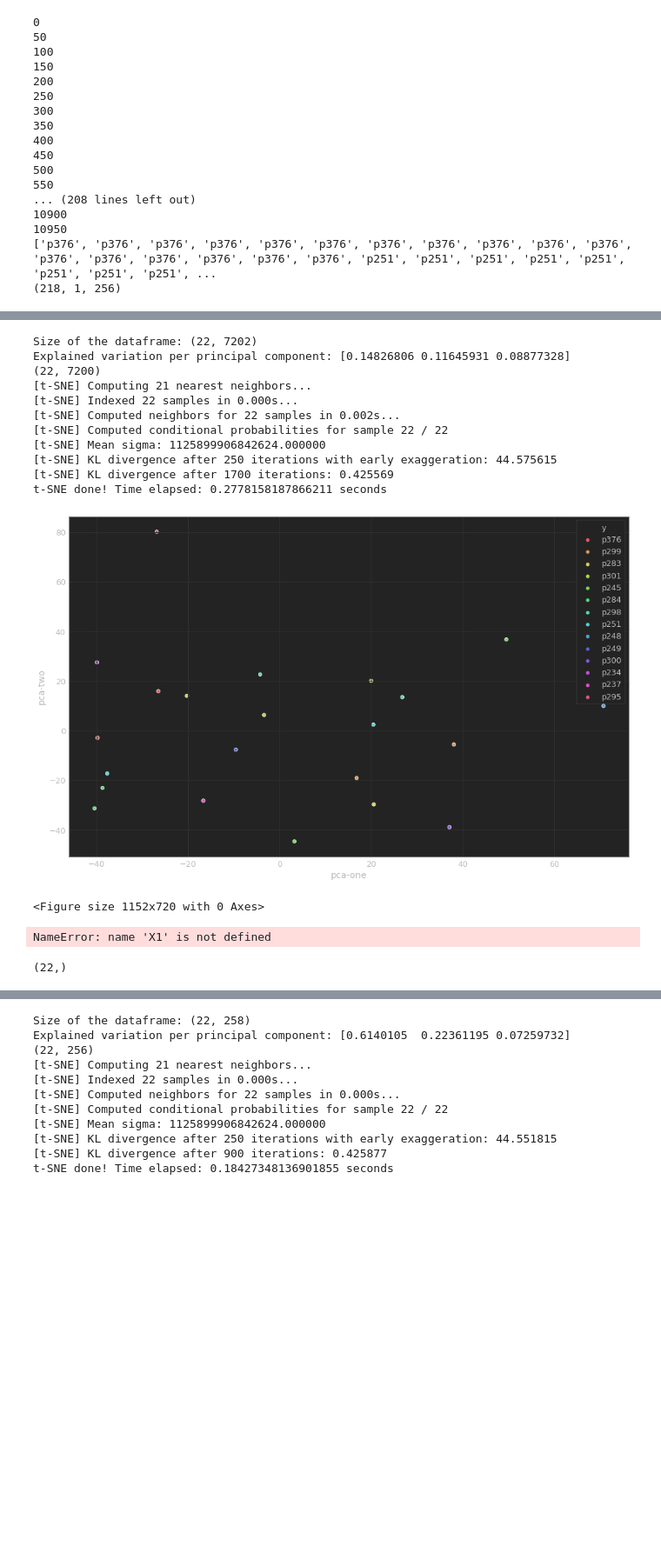
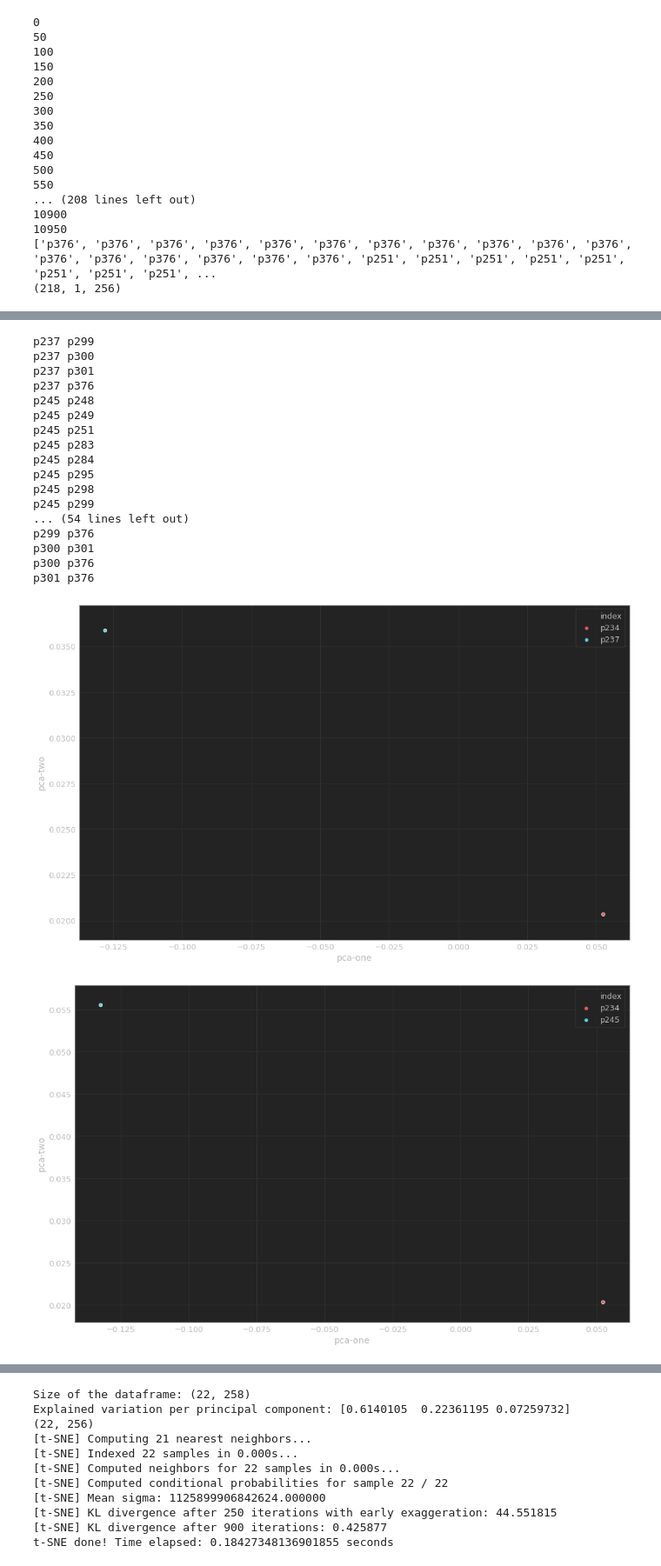
Before and after one commit to ChetanMadan/Accent-Sensitive-Voice-Cloning, a Jupyter notebook: TSNE Visualization.ipynb, the cells around one changed output, grey strips where cells are left out. Shown at 87% size. Cells and saved outputs as stored; diff of their text form; code cells hidden in the pictures; blank space fills up the shorter version.

```diff
--- a/TSNE Visualization.ipynb
+++ b/TSNE Visualization.ipynb
@@ -431,25 +586,22 @@ t-SNE done! Time elapsed: 1.079143762588501 seconds
 <Figure size 1152x720 with 0 Axes>
-# %%
-tsne_visualize(np.asarray(specs).reshape(np.asarray(specs).shape[0], -1), y)
-# %% [output]
-Size of the dataframe: (22, 7202)
-Explained variation per principal component: [0.14826806 0.11645931 0.08877328]
-(22, 7200)
-[t-SNE] Computing 21 nearest neighbors...
-[t-SNE] Indexed 22 samples in 0.000s...
-[t-SNE] Computed neighbors for 22 samples in 0.002s...
-[t-SNE] Computed conditional probabilities for sample 22 / 22
-[t-SNE] Mean sigma: 1125899906842624.000000
-[t-SNE] KL divergence after 250 iterations with early exaggeration: 44.575615
-[t-SNE] KL divergence after 1700 iterations: 0.425569
-t-SNE done! Time elapsed: 0.2778158187866211 seconds
-[figure, removed]
-<Figure size 1152x720 with 0 Axes>
-# %%
-X1.reshape(X1.shape[0], -1).shape
-# %% [output]
-NameError: name 'X1' is not defined
-# %%
-y.shape
-# %% [output]
-(22,)
+# %%
+speeks = df['index'].values
+
+whatevs = []
+for i in range(len(speeks)):
+    for j in range(i+1, len(speeks)):
+        rndperm2 = [i,j]
+        print(speeks[i], speeks[j])
+        plt.figure(figsize=(16,10))
+        sns_plot2 = sns.scatterplot(
+        x="pca-one", y="pca-two",
+        hue="index",
+        palette=sns.color_palette("hls", 2),
+        data=df.loc[rndperm2,:],
+        legend="full",
+        alpha=1.0
+        )
+        dist = np.sqrt((df['pca-one'][i] - df['pca-one'][j])**2 + (df['pca-two'][i] - df['pca-two'][j])**2)
+        whatevs.append(dist)
+        #sns_plot2.figure.savefig('{}{} - {}.png'.format(i, j, dist))
+# %% [output]
@@ -455,0 +625,19 @@ y.shape
+p237 p299
+p237 p300
+p237 p301
+p237 p376
+p245 p248
+p245 p249
+p245 p251
+p245 p283
+p245 p284
+p245 p295
+p245 p298
+p245 p299
+... (54 lines left out)
+p299 p376
+p300 p301
+p300 p376
+p301 p376
+[figure, added]
+[figure, added]
```
Also changed, not shown: parts of 33 cells of this notebook, 30 other files.
